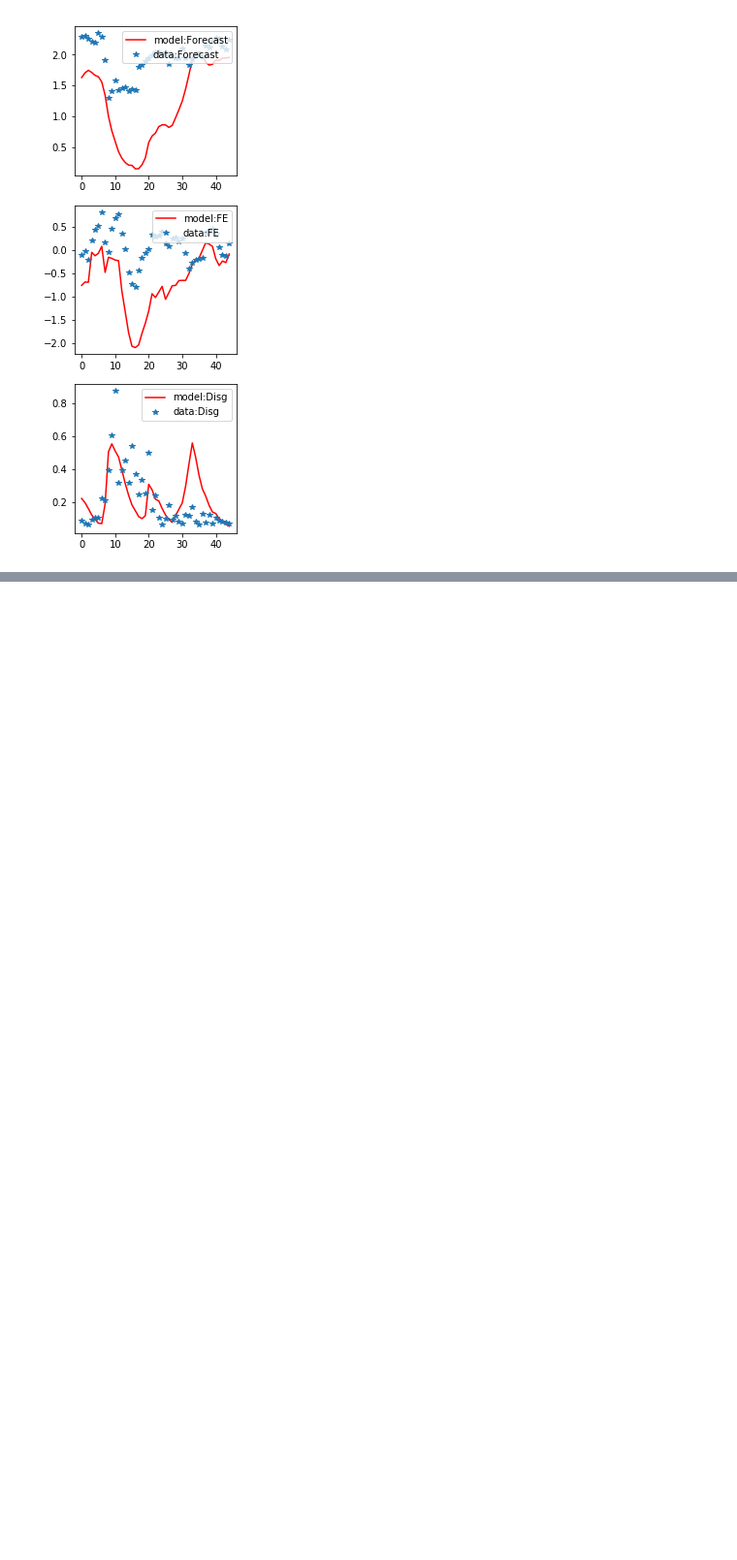
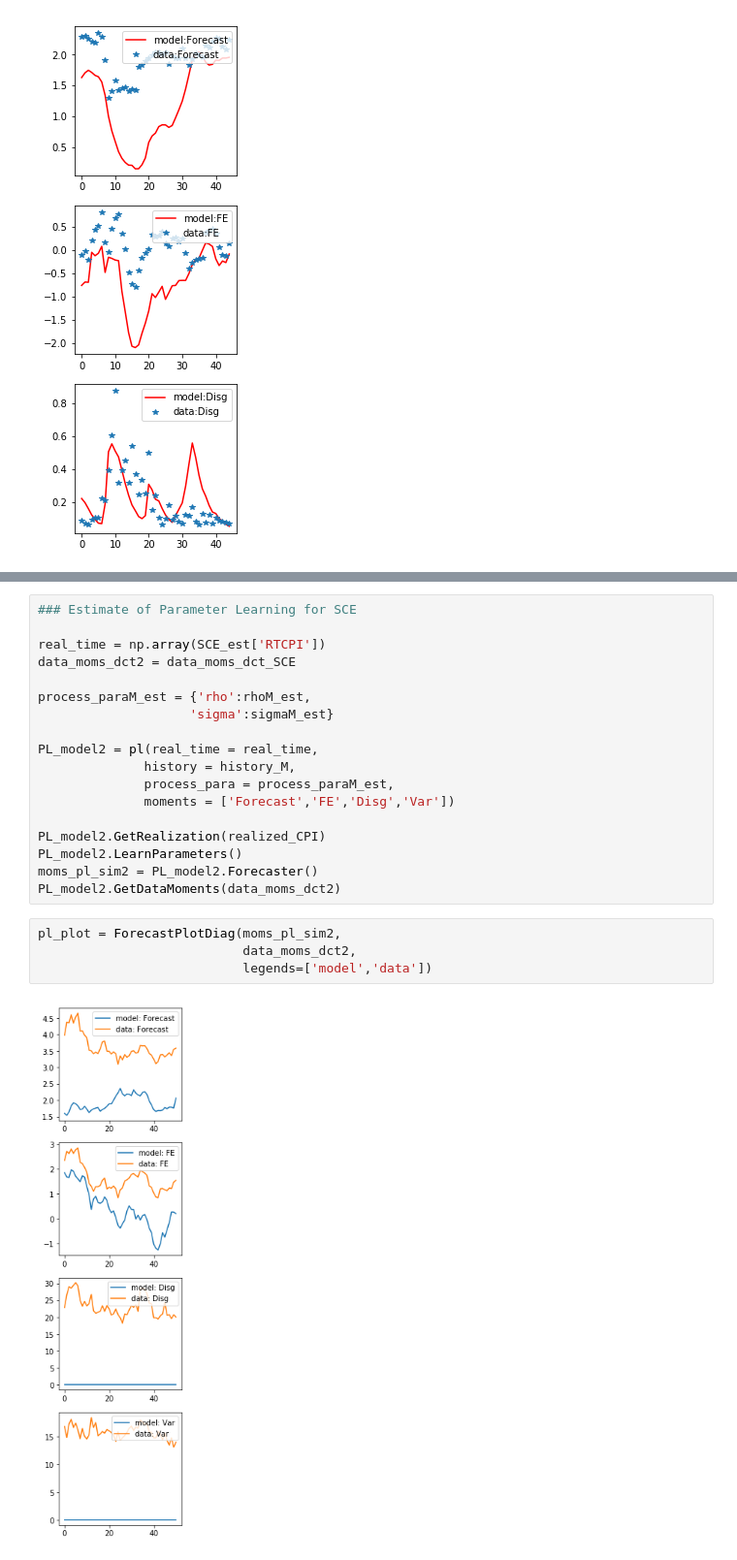
Before and after one commit to TaoWangEcon/ExpProject, a Jupyter notebook: workingfolder/python/DoEstimationWithData.ipynb, the cells around one changed output, grey strips where cells are left out. Shown: that part at 97% size. Drawn from its saved outputs; the diff is of its cells as text; blank space fills up the shorter version.

```diff
--- a/workingfolder/python/DoEstimationWithData.ipynb
+++ b/workingfolder/python/DoEstimationWithData.ipynb
@@ -349 +370,25 @@ print(str(sigmas_est_SCE))
+# %%
+### Estimate of Parameter Learning for SCE
+
+real_time = np.array(SCE_est['RTCPI'])
+data_moms_dct2 = data_moms_dct_SCE
+
+process_paraM_est = {'rho':rhoM_est,
+                    'sigma':sigmaM_est}
+
+PL_model2 = pl(real_time = real_time,
+              history = history_M,
+              process_para = process_paraM_est,
+              moments = ['Forecast','FE','Disg','Var'])
+
+PL_model2.GetRealization(realized_CPI)
+PL_model2.LearnParameters()
+moms_pl_sim2 = PL_model2.Forecaster()
+PL_model2.GetDataMoments(data_moms_dct2)
+# %%
+pl_plot = ForecastPlotDiag(moms_pl_sim2,
+                           data_moms_dct2,
+                           legends=['model','data'])
+# %% [output]
+[figure, added]
 # %%
```
Also changed, not shown: parts of 21 cells of this notebook, 6 other files.
